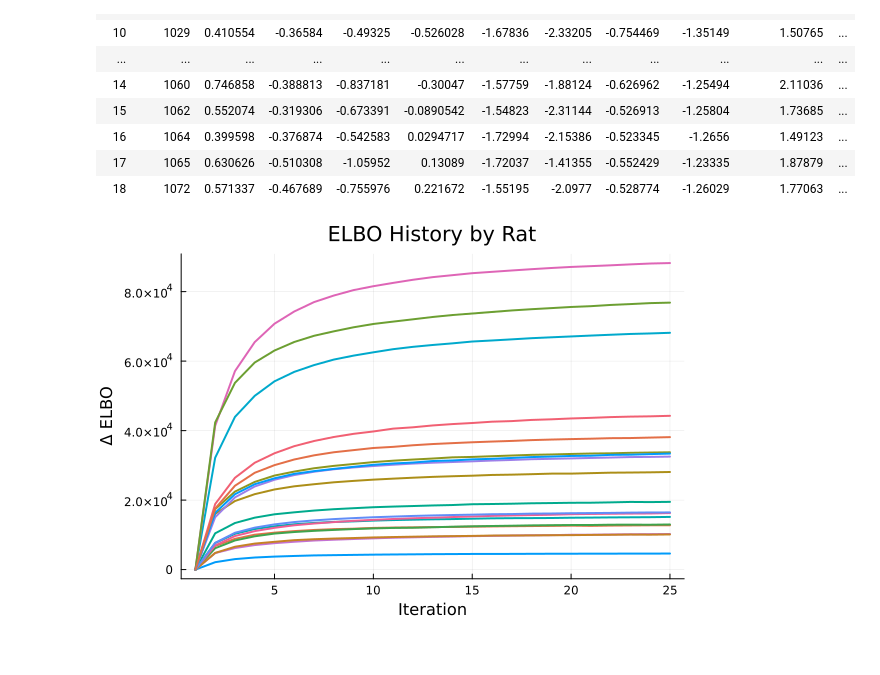
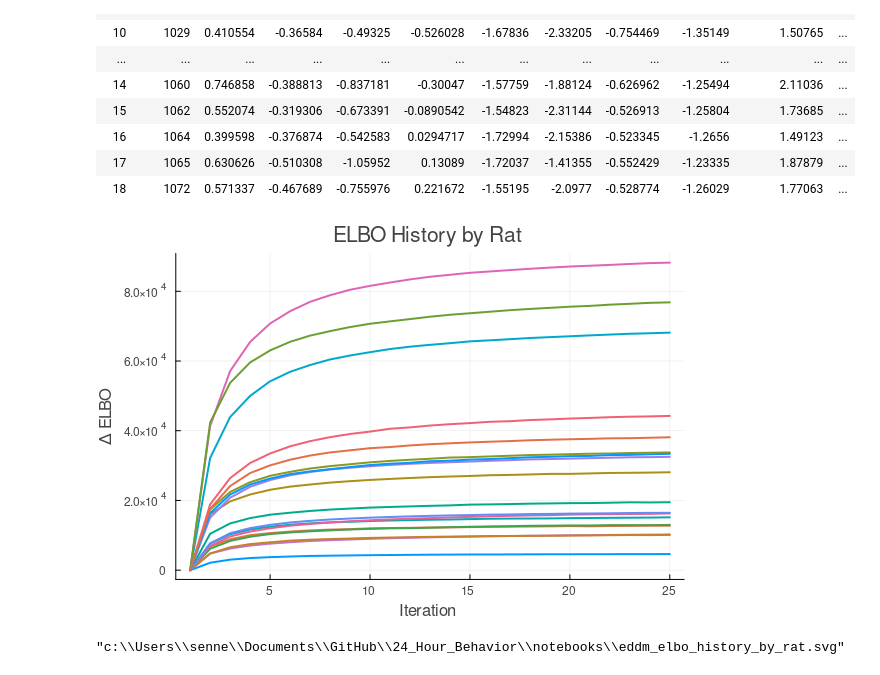
Before and after one commit to depasquale-lab/24_Hour_Behavior, a Jupyter notebook: notebooks/eDDM_posthoc.ipynb, the cells around one changed output. Drawn from its saved outputs; the diff is of its cells as text; code cells hidden in the pictures.

```diff
--- a/notebooks/eDDM_posthoc.ipynb
+++ b/notebooks/eDDM_posthoc.ipynb
@@ -42,13 +43,16 @@ hyper_df = CSV.read(results_dir * hyper_csv, DataFrame)
 # %%
 # plot the ELBOs so we can confirm models converged
 grouped_elbo = groupby(elbo_df, :rat_name)
 plt = plot(title="ELBO History by Rat", xlabel="Iteration", ylabel="Δ ELBO")
 for g in grouped_elbo
     rat_name = unique(g.rat_name)[1]
-    plot!(plt, g.iter, g.elbo .- minimum(g.elbo), label=rat_name, lw=2, legend=false)
+    plot!(plt, g.iter, g.elbo .- minimum(g.elbo), fontfamily="helvetica", label=rat_name, lw=2, legend=false)
 end
 display(plt)
+
+savefig(plt, "eddm_elbo_history_by_rat.svg")
 # %% [output]
-[figure, old version]
+[figure, new version]
+"c:\\Users\\senne\\Documents\\GitHub\\24_Hour_Behavior\\notebooks\\eddm_elbo_history_by_rat.svg"
 # %%
 # make a plot of the hyperparameters across rats
```
Also changed, not shown: parts of 8 cells of this notebook, 23 other files.
